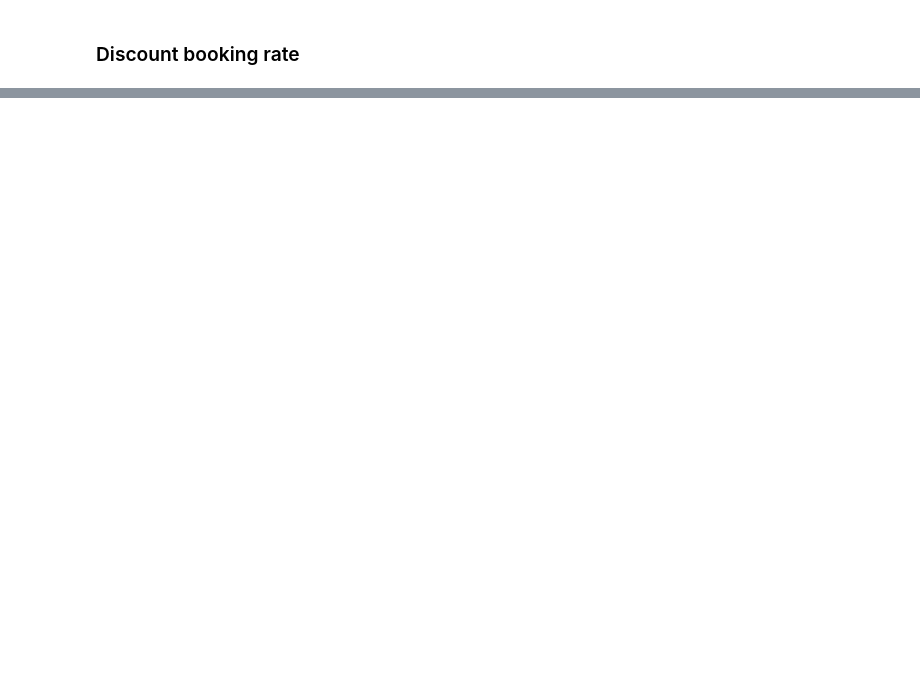
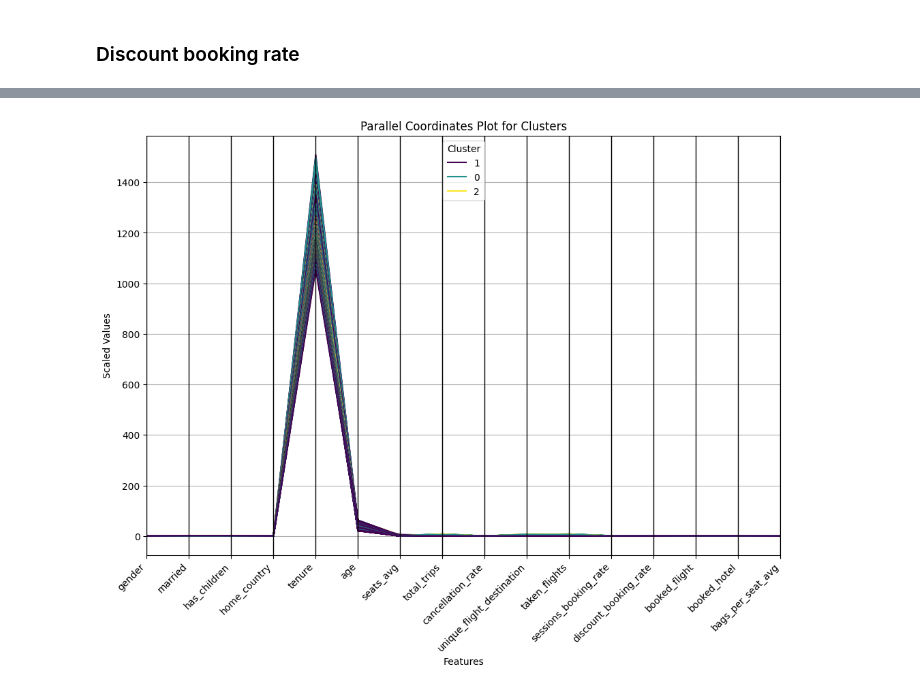
Before and after one commit to anuar-masterschool/TravelTide_Mar, a Jupyter notebook: 4_ml_clustering.ipynb, the cells around one changed output, grey strips where cells are left out. Cells and saved outputs as stored; diff of their text form; code cells hidden in the pictures; blank space fills up the shorter version.

```diff
--- a/4_ml_clustering.ipynb
+++ b/4_ml_clustering.ipynb
@@ -217,0 +326,3 @@ dtype: int64
+# %%
+# We will add the cluster labels to the original dataframe
+users_features['cluster'] = kmeans.labels_
@@ -217,0 +411,11 @@ dtype: int64
+# %%
+plt.figure(figsize=(12, 8))
+parallel_coordinates(users_features, 'cluster', colormap='viridis')
+plt.title('Parallel Coordinates Plot for Clusters')
+plt.xlabel('Features')
+plt.ylabel('Scaled Values')
+plt.legend(title='Cluster')
+plt.xticks(rotation=45, ha='right')
+plt.show()
+# %% [output]
+[figure, added]
```
Also changed, not shown: parts of 41 cells of this notebook, 1 other file.
